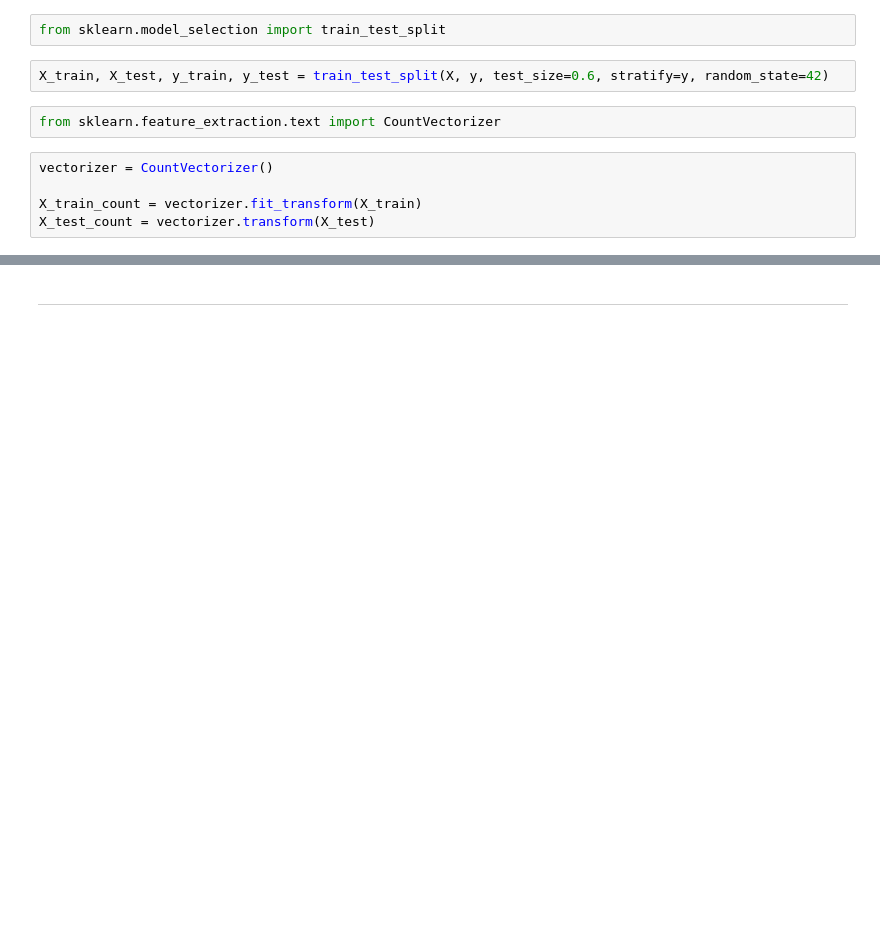
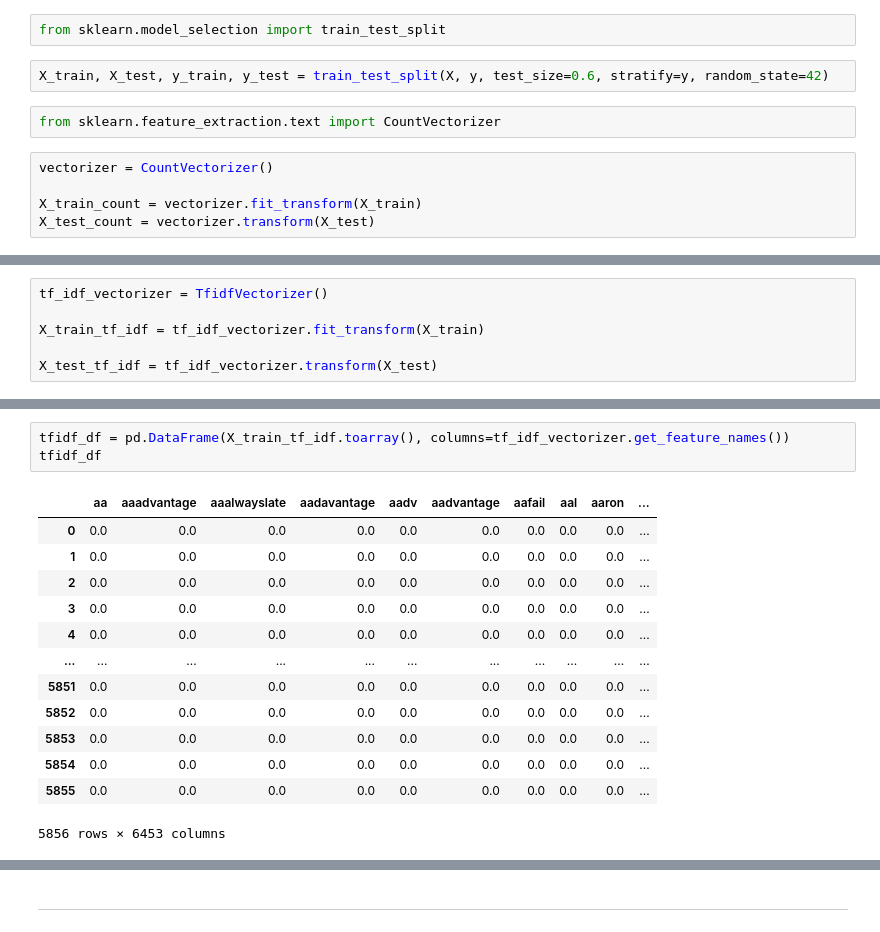
Before and after one commit to veyselaytekin1/Deep_Learning, a Jupyter notebook: NLP/NLP_my_notes/exercise_NLP.ipynb, the cells around one changed output, grey strips where cells are left out. Saved outputs shown, nothing was run; the diff lists cells and outputs as text; blank space fills up the shorter version.

```diff
--- a/NLP/NLP_my_notes/exercise_NLP.ipynb
+++ b/NLP/NLP_my_notes/exercise_NLP.ipynb
@@ -390,0 +462,6 @@ vectorizer.get_feature_names()
+# %%
+tf_idf_vectorizer = TfidfVectorizer()
+
+X_train_tf_idf = tf_idf_vectorizer.fit_transform(X_train)
+
+X_test_tf_idf = tf_idf_vectorizer.transform(X_test)
@@ -390,0 +498,17 @@ vectorizer.get_feature_names()
+# %%
+tfidf_df = pd.DataFrame(X_train_tf_idf.toarray(), columns=tf_idf_vectorizer.get_feature_names())
+tfidf_df
+# %% [output]
+|  | aa | aaadvantage | aaalwayslate | aadavantage | aadv | aadvantage | aafail | aal | aaron | ... |
+| 0 | 0.0 | 0.0 | 0.0 | 0.0 | 0.0 | 0.0 | 0.0 | 0.0 | 0.0 | ... |
+| 1 | 0.0 | 0.0 | 0.0 | 0.0 | 0.0 | 0.0 | 0.0 | 0.0 | 0.0 | ... |
+| 2 | 0.0 | 0.0 | 0.0 | 0.0 | 0.0 | 0.0 | 0.0 | 0.0 | 0.0 | ... |
+| 3 | 0.0 | 0.0 | 0.0 | 0.0 | 0.0 | 0.0 | 0.0 | 0.0 | 0.0 | ... |
+| 4 | 0.0 | 0.0 | 0.0 | 0.0 | 0.0 | 0.0 | 0.0 | 0.0 | 0.0 | ... |
+| ... | ... | ... | ... | ... | ... | ... | ... | ... | ... | ... |
+| 5851 | 0.0 | 0.0 | 0.0 | 0.0 | 0.0 | 0.0 | 0.0 | 0.0 | 0.0 | ... |
+| 5852 | 0.0 | 0.0 | 0.0 | 0.0 | 0.0 | 0.0 | 0.0 | 0.0 | 0.0 | ... |
+| 5853 | 0.0 | 0.0 | 0.0 | 0.0 | 0.0 | 0.0 | 0.0 | 0.0 | 0.0 | ... |
+| 5854 | 0.0 | 0.0 | 0.0 | 0.0 | 0.0 | 0.0 | 0.0 | 0.0 | 0.0 | ... |
+| 5855 | 0.0 | 0.0 | 0.0 | 0.0 | 0.0 | 0.0 | 0.0 | 0.0 | 0.0 | ... |
+5856 rows × 6453 columns
```
Also changed, not shown: parts of 24 cells of this notebook, 2 other files.
